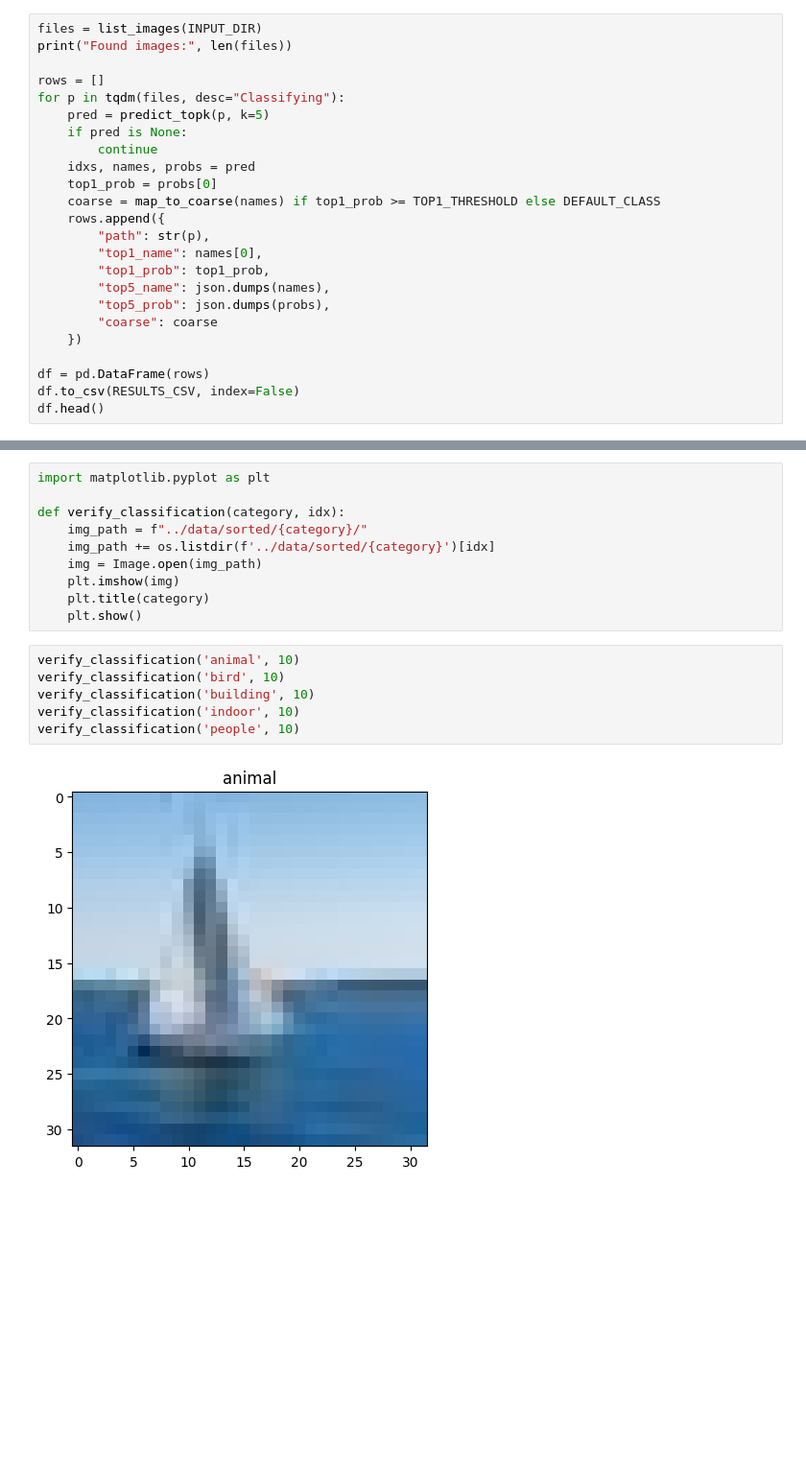
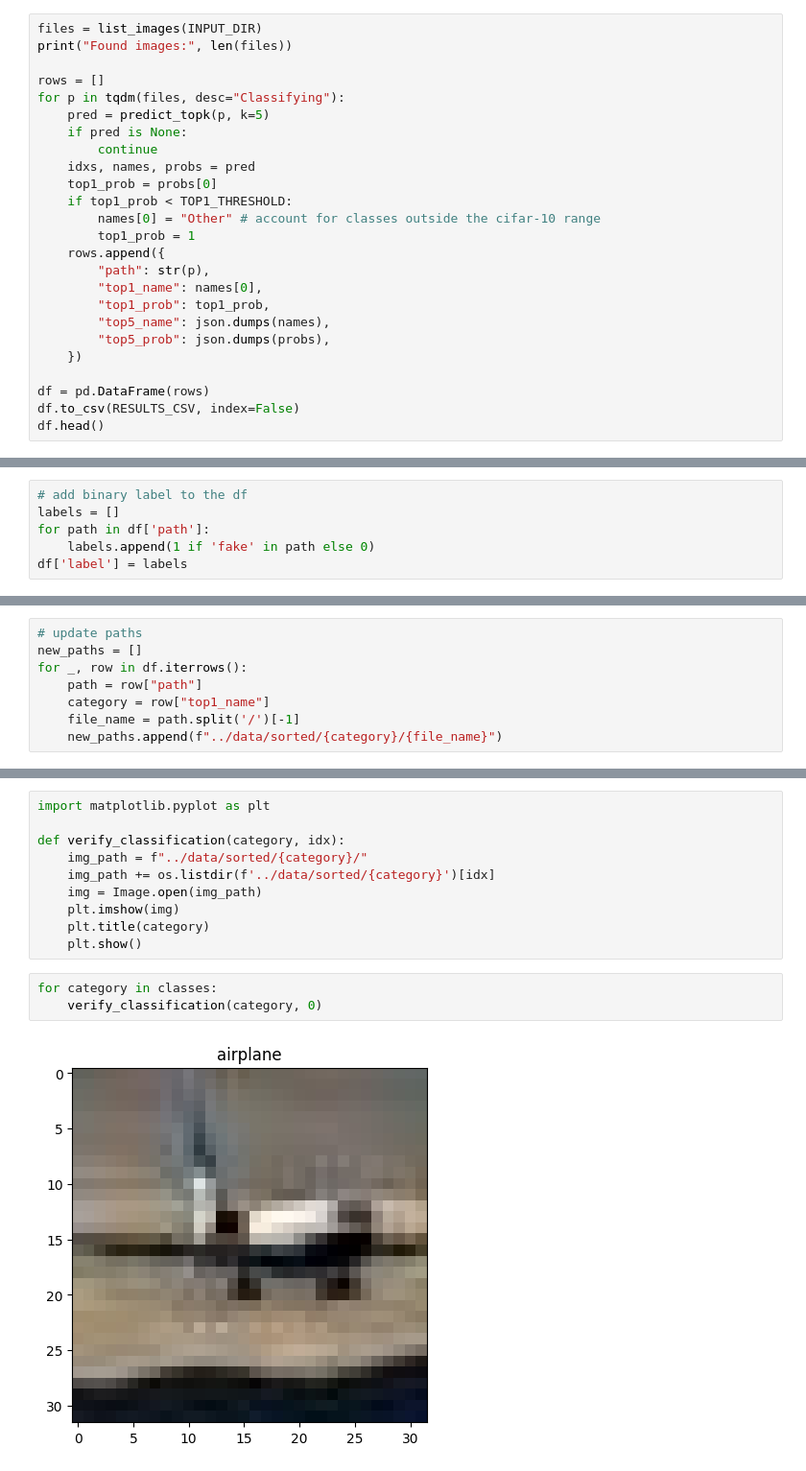
Before and after one commit to aligtb/ai-image-detector-comparison, a Jupyter notebook: notebooks/preprocessing.ipynb, the cells around one changed output, grey strips where cells are left out. Shown at 96% size. Saved outputs shown, nothing was run; the diff lists cells and outputs as text; blank space fills up the shorter version.

Commit message:
changed the classifier to one designed for the image size. Accuracy improved tremendously

```diff
--- a/notebooks/preprocessing.ipynb
+++ b/notebooks/preprocessing.ipynb
@@ -75,14 +64,15 @@ for p in tqdm(files, desc="Classifying"):
         continue
     idxs, names, probs = pred
     top1_prob = probs[0]
-    coarse = map_to_coarse(names) if top1_prob >= TOP1_THRESHOLD else DEFAULT_CLASS
+    if top1_prob < TOP1_THRESHOLD:
+        names[0] = "Other" # account for classes outside the cifar-10 range
+        top1_prob = 1
     rows.append({
         "path": str(p),
         "top1_name": names[0],
         "top1_prob": top1_prob,
         "top5_name": json.dumps(names),
         "top5_prob": json.dumps(probs),
-        "coarse": coarse
     })
 
 df = pd.DataFrame(rows)
@@ -98,0 +89,6 @@ Found images: 110000
+# %%
+# add binary label to the df
+labels = []
+for path in df['path']:
+    labels.append(1 if 'fake' in path else 0)
+df['label'] = labels
@@ -98,0 +104,8 @@ Found images: 110000
+# %%
+# update paths
+new_paths = []
+for _, row in df.iterrows():
+    path = row["path"]
+    category = row["top1_name"]
+    file_name = path.split('/')[-1]
+    new_paths.append(f"../data/sorted/{category}/{file_name}")
@@ -138,10 +159,7 @@ def verify_classification(category, idx):
     plt.title(category)
     plt.show()
 # %%
-verify_classification('animal', 10)
-verify_classification('bird', 10)
-verify_classification('building', 10)
-verify_classification('indoor', 10)
-verify_classification('people', 10)
+for category in classes:
+    verify_classification(category, 0)
 # %% [output]
-[figure, old version]
+[figure, new version]
```
Also changed, not shown: parts of 10 cells of this notebook, 2 other files.
